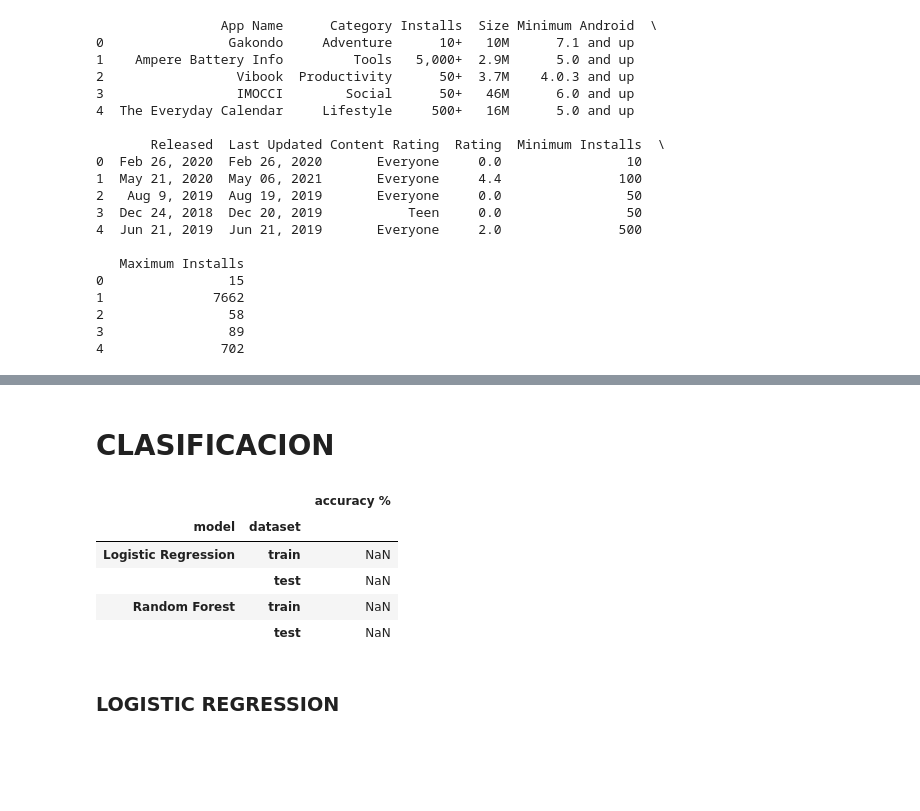
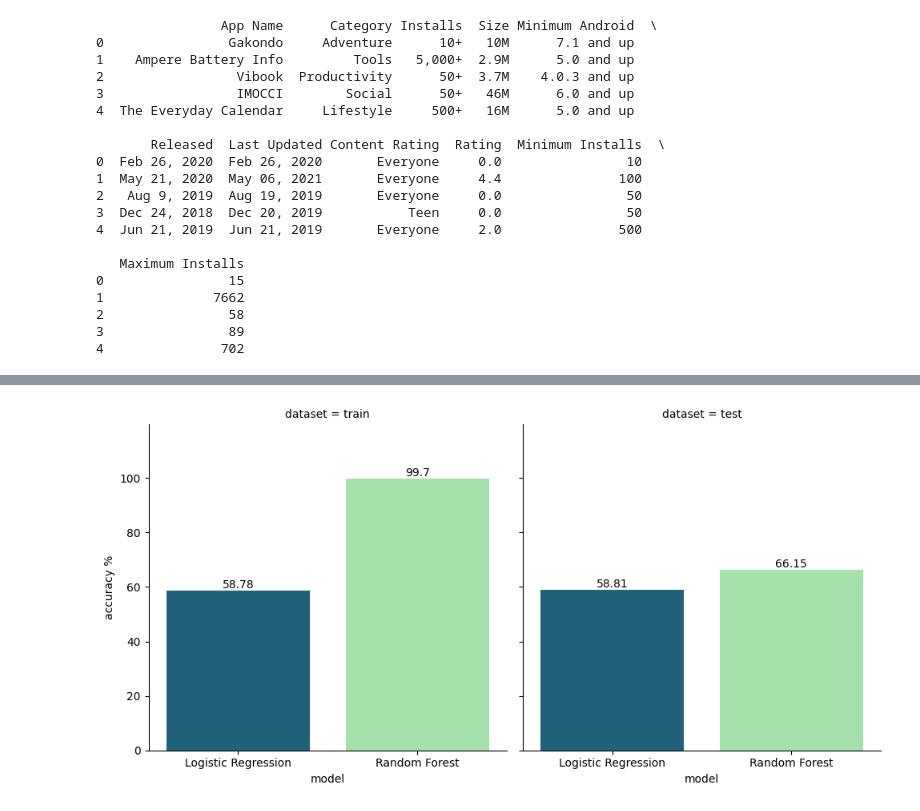
Before and after one commit to maria-clavijo/project_playstore_apps, a Jupyter notebook: notebooks/Rating Prediction.ipynb, the cells around one changed output, grey strips where cells are left out. Saved outputs shown, nothing was run; the diff lists cells and outputs as text; code cells hidden in the pictures; blank space fills up the shorter version.

```diff
--- a/notebooks/Rating Prediction.ipynb
+++ b/notebooks/Rating Prediction.ipynb
@@ -227,0 +142,5 @@ RandomForestClassifier(max_depth=2, random_state=0)
+# %%
+# Train the Random Forest Classifier model with training data
+model_rf = RandomForestClassifier()
+
+model_rf.fit(x_train_sc, y_train_int)
@@ -228,6 +149,6 @@ RandomForestClassifier(max_depth=2, random_state=0)
 # %%
-df_metrics_clf.loc['Random Forest', 'train', 'R2'] = model_rf.score(x_train_scaled, y_train_int)
-df_metrics_clf.loc['Random Forest', 'test', 'R2'] = model_rf.score(x_test_scaled, y_test_int)
+df_metrics_clf.loc['Random Forest', 'train'] = model_rf.score(x_train_sc, y_train_int)
+df_metrics_clf.loc['Random Forest', 'test'] = model_rf.score(x_test_sc, y_test_int)
 
 print(df_metrics_clf)
 # %% [output]
@@ -248,16 +160,0 @@ Random Forest       train   RMSE           NaN
-# %%
-# Hacer predicciones sobre los conjuntos de entrenamiento y prueba
-y_train_pred_rf = model_rf.predict(x_train_scaled)
-y_test_pred_rf = model_rf.predict(x_test_scaled)
-
-# Calcular y almacenar las métricas MAE en el DataFrame df_metrics_clf
-df_metrics_clf.loc[('Random Forest', 'train', 'MAE')] = mean_absolute_error(y_train_int, y_train_pred_rf)
-df_metrics_clf.loc[('Random Forest', 'test', 'MAE')] = mean_absolute_error(y_test_int, y_test_pred_rf)
-
-# Calcular y almacenar las métricas RMSE en el DataFrame df_metrics_clf
-df_metrics_clf.loc[('Random Forest', 'train', 'RMSE')] = mean_squared_error(y_train_int, y_train_pred_rf, squared=False)
-df_metrics_clf.loc[('Random Forest', 'test', 'RMSE')] = mean_squared_error(y_test_int, y_test_pred_rf, squared=False)
-
-
-# Mostrar el DataFrame actualizado
-print(df_metrics_clf)
@@ -285,21 +175,16 @@ df_metrics_clf
-# %%
-# Rounding and coverting the accuracies to percentages
-df_metrics_clf['accuracy %'] = df_metrics_clf['accuracy %'].apply(lambda v: round(v*100, ndigits=2))
-df_metrics_clf
 # %%
+# Create a graph comparing training and testing of models
+
+colors = {'Blue': '#13678A', 'Green': '#9AEBA3'}
 data = df_metrics_clf.reset_index()
 
-g = sns.catplot(col='dataset', data=data, kind='bar', x='model', y='accuracy %')
+g = sns.catplot(col='dataset', data=data, kind='bar', x='model', y='accuracy %', palette=colors.values())
 
-# Adding annotations to bars
-# iterate through axes
 for ax in g.axes.ravel():
-    # add annotations
     for c in ax.containers:
         ax.bar_label(c, label_type='edge')
-
     ax.margins(y=0.2)
 
 plt.show()
+# %% [output]
+[figure, added]
-# %% [markdown]
-# CLASIFICACION
@@ -319,11 +190,0 @@ df_metrics_clf = pd.DataFrame(index=multi_index,
-# %%
-df_metrics_clf
-# %% [output]
-|  |  | accuracy % |
-| model | dataset |  |
-| Logistic Regression | train | NaN |
-|  | test | NaN |
-| Random Forest | train | NaN |
-|  | test | NaN |
-# %% [markdown]
-### LOGISTIC REGRESSION
```
Also changed, not shown: parts of 45 cells of this notebook.
